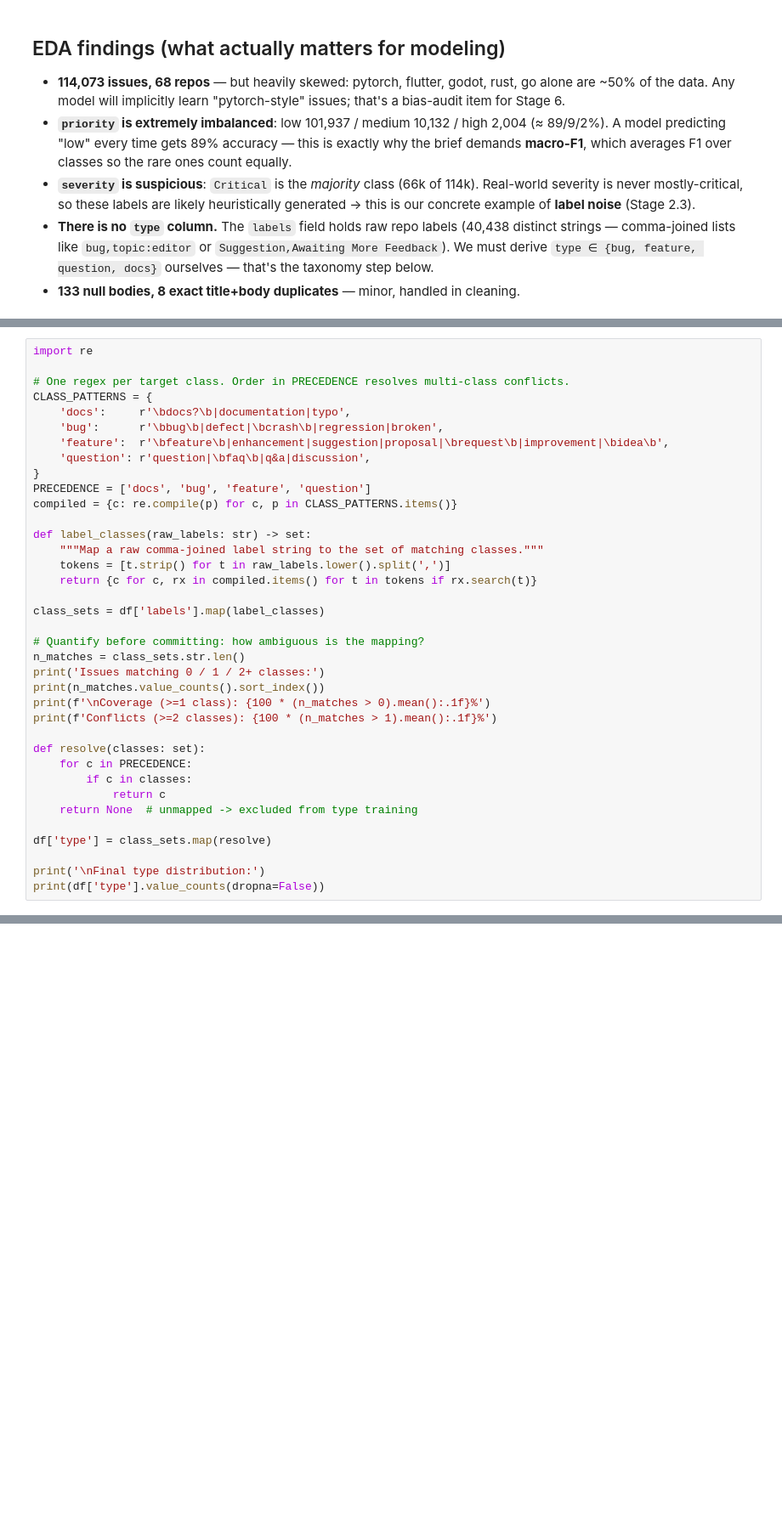
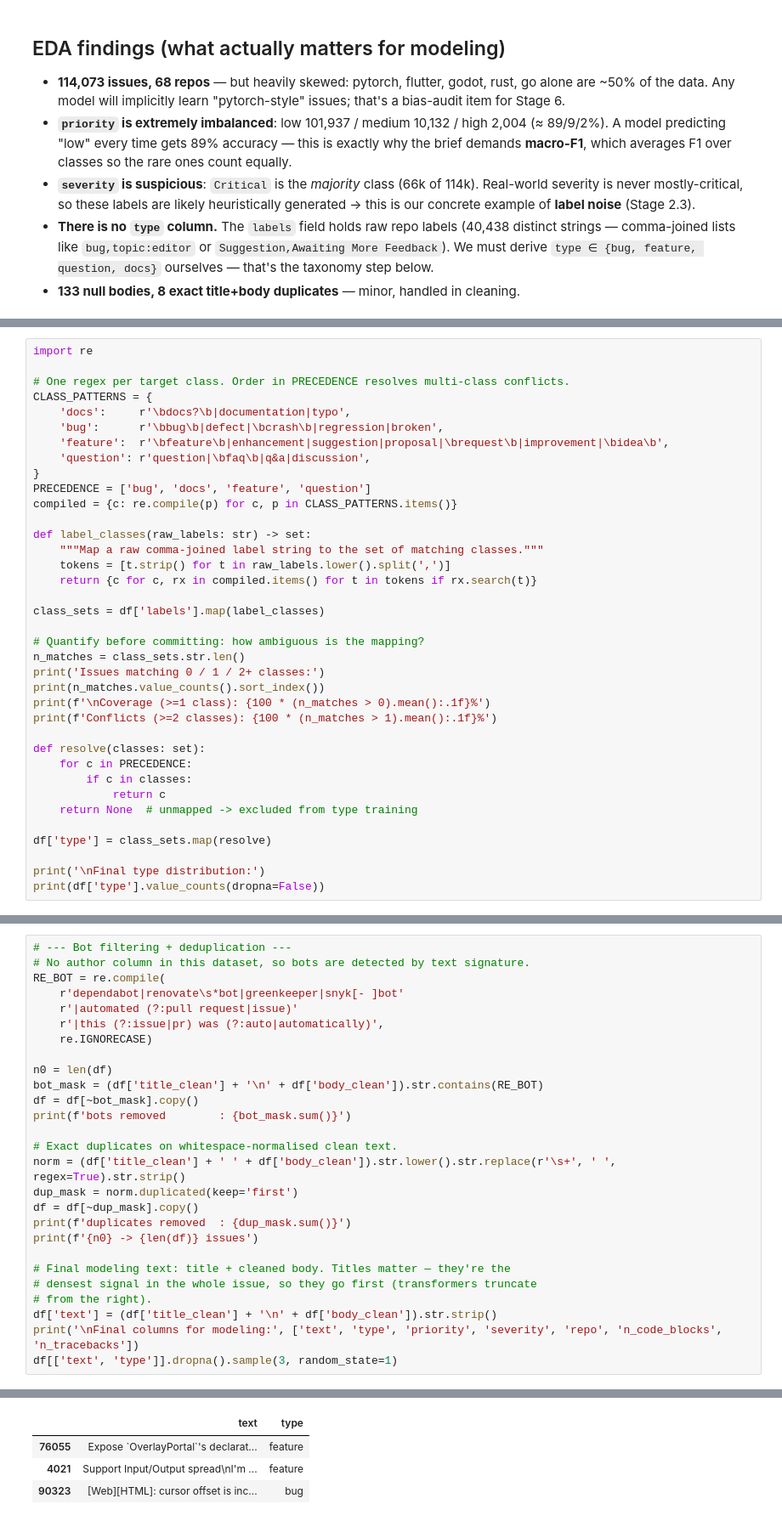
Before and after one commit to nxvnth/Automated-Triage-Of-Github-Issues, a Jupyter notebook: Untitled.ipynb, the cells around one changed output, grey strips where cells are left out. Shown at 85% size. Cells and saved outputs as stored; diff of their text form; blank space fills up the shorter version.

```diff
--- a/Untitled.ipynb
+++ b/Untitled.ipynb
@@ -126,7 +126,7 @@ CLASS_PATTERNS = {
     'feature':  r'\bfeature\b|enhancement|suggestion|proposal|\brequest\b|improvement|\bidea\b',
     'question': r'question|\bfaq\b|q&a|discussion',
 }
-PRECEDENCE = ['docs', 'bug', 'feature', 'question']
+PRECEDENCE = ['bug', 'docs', 'feature', 'question']
 compiled = {c: re.compile(p) for c, p in CLASS_PATTERNS.items()}
 
 def label_classes(raw_labels: str) -> set:
@@ -191,0 +453,28 @@ for cls in PRECEDENCE:
+# %%
+# --- Bot filtering + deduplication ---
+# No author column in this dataset, so bots are detected by text signature.
+RE_BOT = re.compile(
+    r'dependabot|renovate\s*bot|greenkeeper|snyk[- ]bot'
+    r'|automated (?:pull request|issue)'
+    r'|this (?:issue|pr) was (?:auto|automatically)',
+    re.IGNORECASE)
+
+n0 = len(df)
+bot_mask = (df['title_clean'] + '\n' + df['body_clean']).str.contains(RE_BOT)
+df = df[~bot_mask].copy()
+print(f'bots removed        : {bot_mask.sum()}')
+
+# Exact duplicates on whitespace-normalised clean text.
+norm = (df['title_clean'] + ' ' + df['body_clean']).str.lower().str.replace(r'\s+', ' ', regex=True).str.strip()
+dup_mask = norm.duplicated(keep='first')
+df = df[~dup_mask].copy()
+print(f'duplicates removed  : {dup_mask.sum()}')
+print(f'{n0} -> {len(df)} issues')
+
+# Final modeling text: title + cleaned body. Titles matter — they're the
+# densest signal in the whole issue, so they go first (transformers truncate
+# from the right).
+df['text'] = (df['title_clean'] + '\n' + df['body_clean']).str.strip()
+print('\nFinal columns for modeling:', ['text', 'type', 'priority', 'severity', 'repo', 'n_code_blocks', 'n_tracebacks'])
+df[['text', 'type']].dropna().sample(3, random_state=1)
+# %% [output]
@@ -191,0 +486,4 @@ for cls in PRECEDENCE:
+|  | text | type |
+| 76055 | Expose `OverlayPortal`'s declarat... | feature |
+| 4021 | Support Input/Output spread\nI'm ... | feature |
+| 90323 | [Web][HTML]: cursor offset is inc... | bug |
```
Also changed, not shown: parts of 10 cells of this notebook, 16 other files.
